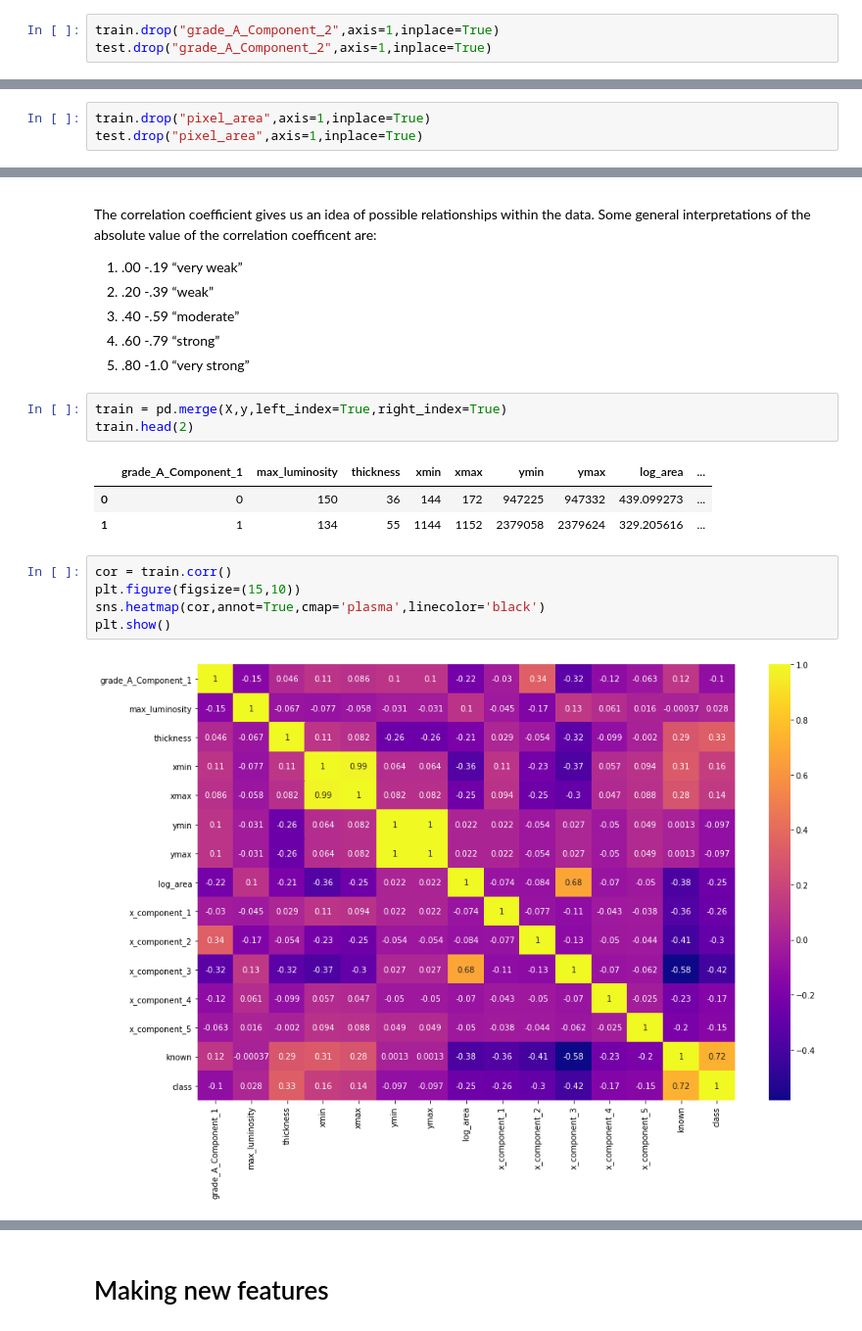
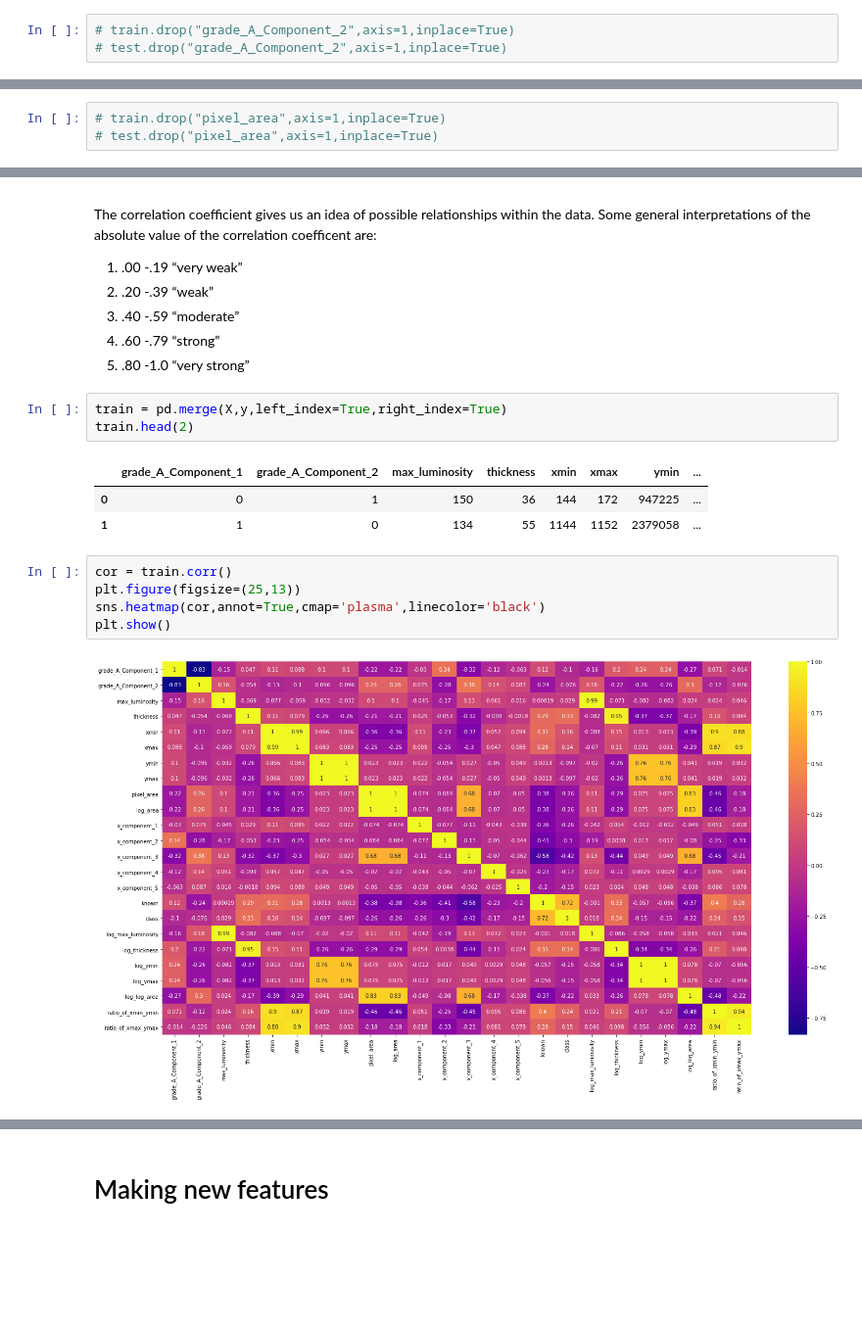
Before and after one commit to bhrt-sharma/Glass-Quality-Prediction-Weekend-Hackathon-6, a Jupyter notebook: Glass Quality .ipynb, the cells around one changed output, grey strips where cells are left out. Shown: that part at 98% size. Cells and saved outputs as stored; diff of their text form; blank space fills up the shorter version.

```diff
--- a/Glass Quality .ipynb
+++ b/Glass Quality .ipynb
@@ -185,8 +185,8 @@ sns.countplot(data=train,x='grade_A_Component_2',hue='class')
 # %% [markdown]
 #### #2
 # %%
-train.drop("grade_A_Component_2",axis=1,inplace=True)
-test.drop("grade_A_Component_2",axis=1,inplace=True)
+# train.drop("grade_A_Component_2",axis=1,inplace=True)
+# test.drop("grade_A_Component_2",axis=1,inplace=True)
 # %% [markdown]
 # 3. max_luminosity -- continous
 # %%
@@ -611,8 +611,8 @@ train.duplicated().sum()
 # %% [markdown]
 #### #5 Dropping Pixel ARea
 # %%
-train.drop("pixel_area",axis=1,inplace=True)
-test.drop("pixel_area",axis=1,inplace=True)
+# train.drop("pixel_area",axis=1,inplace=True)
+# test.drop("pixel_area",axis=1,inplace=True)
 # %% [markdown]
 #### #6 #7 #8 #9 #10
 # %% [markdown]
@@ -808,16 +808,16 @@ The correlation coefficient gives us an idea of possible relationships within th
 train = pd.merge(X,y,left_index=True,right_index=True)
 train.head(2)
 # %% [output]
-|  | grade_A_Component_1 | max_luminosity | thickness | xmin | xmax | ymin | ymax | log_area | ... |
-| 0 | 0 | 150 | 36 | 144 | 172 | 947225 | 947332 | 439.099273 | ... |
-| 1 | 1 | 134 | 55 | 1144 | 1152 | 2379058 | 2379624 | 329.205616 | ... |
+|  | grade_A_Component_1 | grade_A_Component_2 | max_luminosity | thickness | xmin | xmax | ymin | ... |
+| 0 | 0 | 1 | 150 | 36 | 144 | 172 | 947225 | ... |
+| 1 | 1 | 0 | 134 | 55 | 1144 | 1152 | 2379058 | ... |
 # %%
 cor = train.corr()
-plt.figure(figsize=(15,10))
+plt.figure(figsize=(25,13))
 sns.heatmap(cor,annot=True,cmap='plasma',linecolor='black')
 plt.show()
 # %% [output]
-[figure, old version]
+[figure, new version]
 # %%
 train.head(2)
 # %% [output]
```
Also changed, not shown: parts of 41 cells of this notebook.
